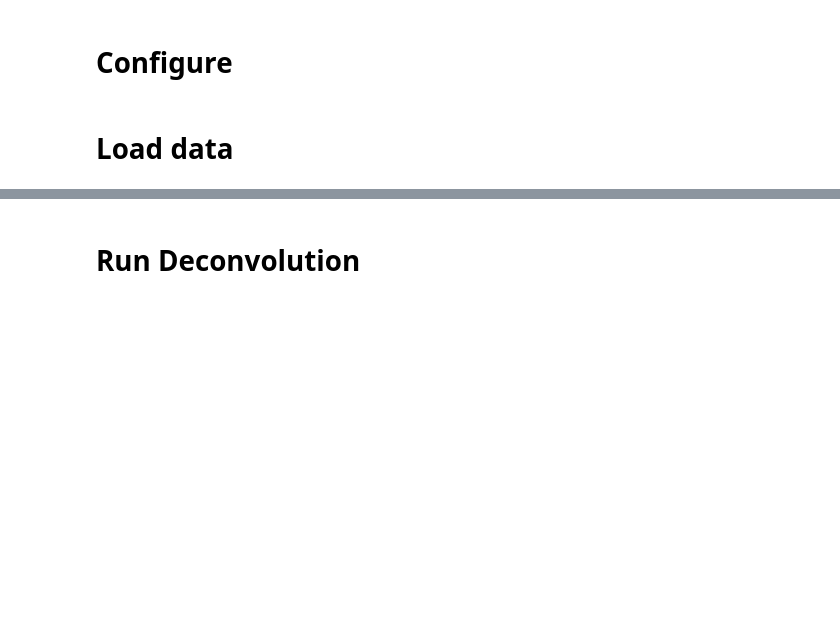
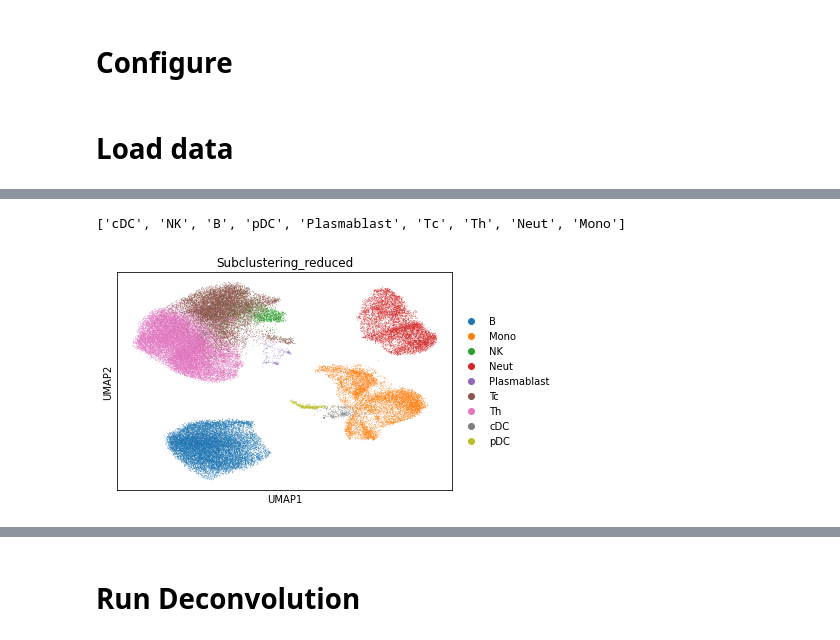
Before and after one commit to broadinstitute/temporal-rna-seq-deconvolution, a Jupyter notebook: working.ipynb, the cells around one changed output, grey strips where cells are left out. Cells and saved outputs as stored; diff of their text form; code cells hidden in the pictures; blank space fills up the shorter version.

```diff
--- a/working.ipynb
+++ b/working.ipynb
@@ -38,0 +41,2 @@ ebov_dataset = DeconvolutionDataset(
+# %%
+ann_data_working = sc_anndata.copy()
@@ -38,0 +59,8 @@ ebov_dataset = DeconvolutionDataset(
+# %%
+all_types
+# %% [output]
+['cDC', 'NK', 'B', 'pDC', 'Plasmablast', 'Tc', 'Th', 'Neut', 'Mono']
+# %%
+sc.pl.umap(ann_data_working, color=['Subclustering_reduced'])
+# %% [output]
+[figure, added]
```
Also changed, not shown: parts of 14 cells of this notebook.
